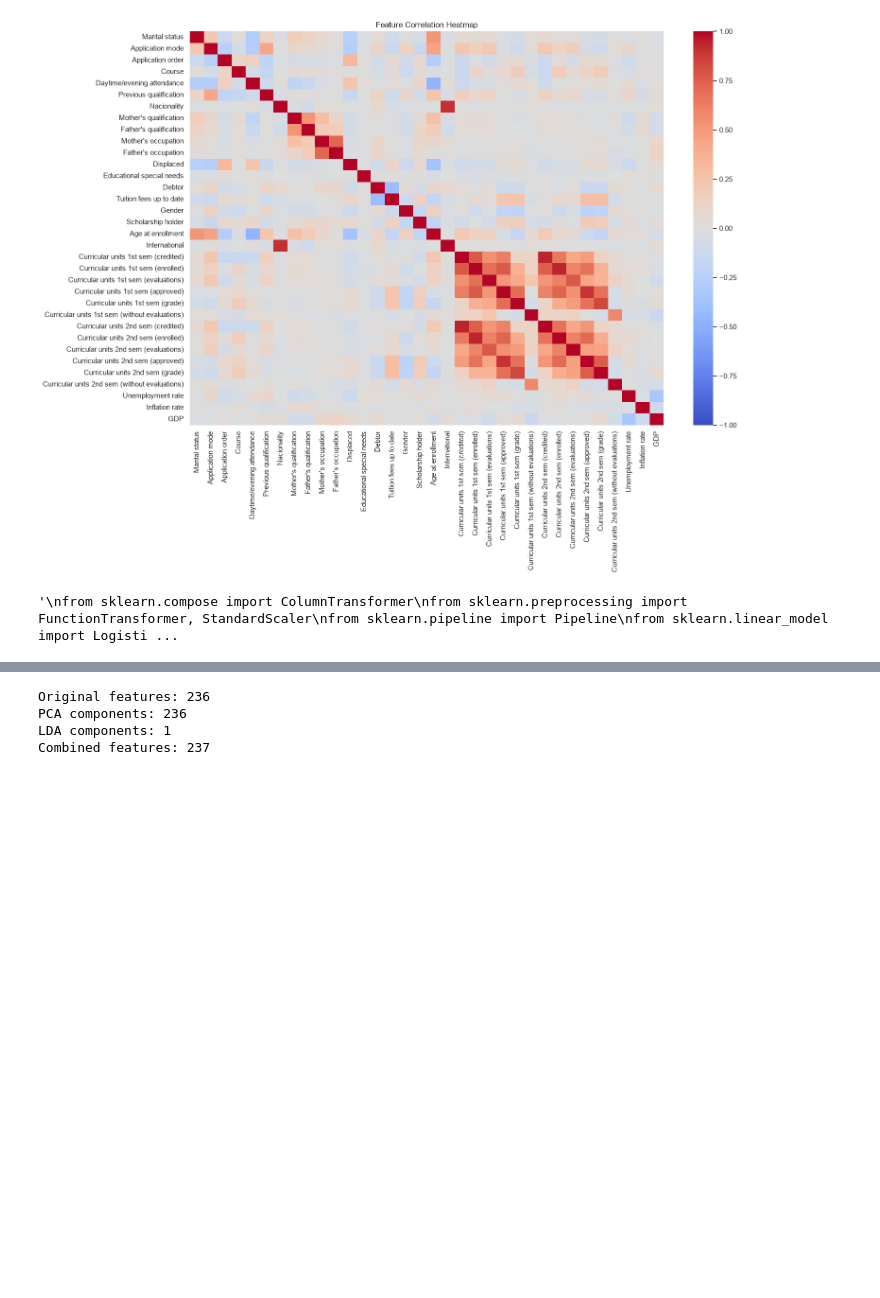
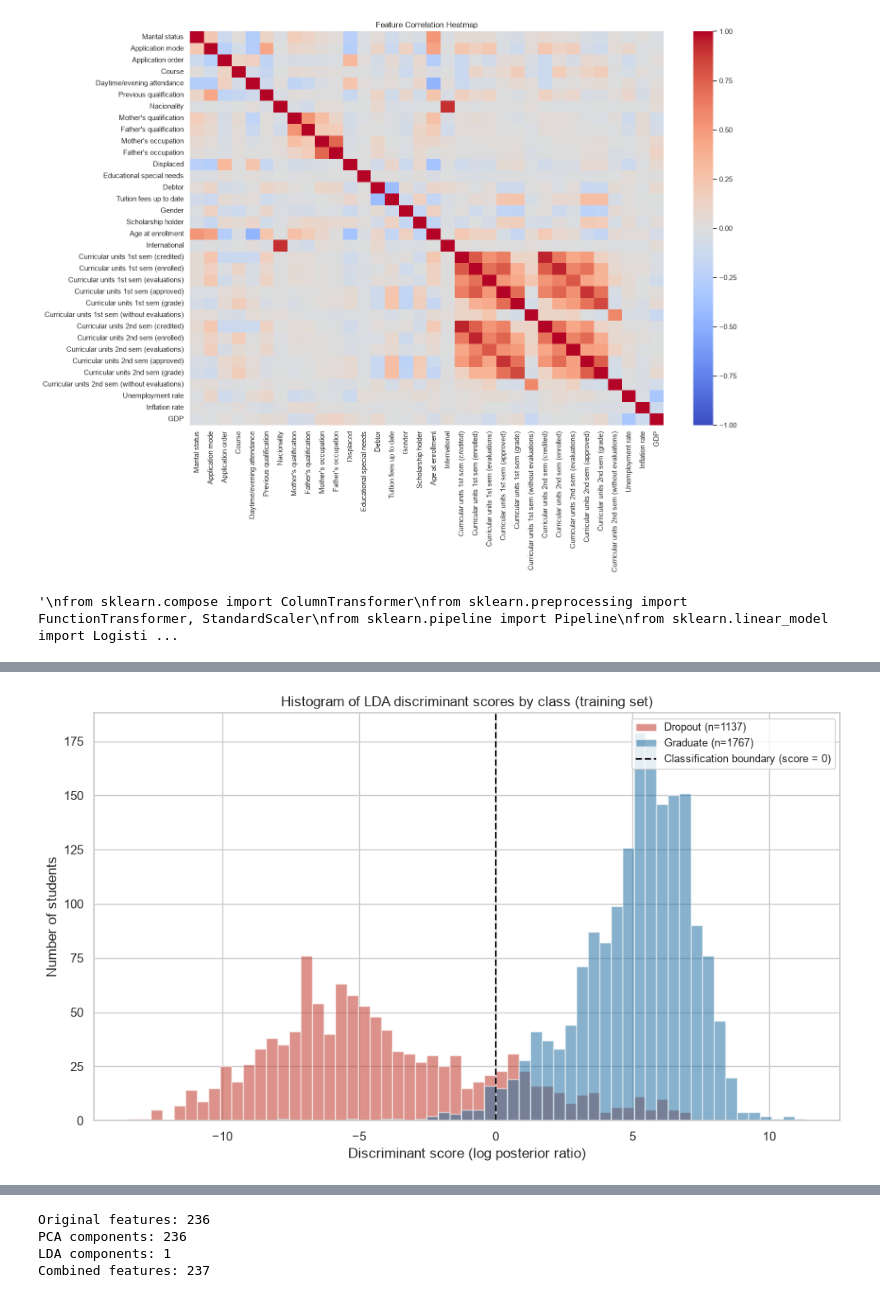
Before and after one commit to FredrikNymoen/IT3212, a Jupyter notebook: notebooks/assignment3/help_dropouts.ipynb, the cells around one changed output, grey strips where cells are left out. Drawn from its saved outputs; the diff is of its cells as text; code cells hidden in the pictures; blank space fills up the shorter version.

```diff
--- a/notebooks/assignment3/help_dropouts.ipynb
+++ b/notebooks/assignment3/help_dropouts.ipynb
@@ -247,0 +303,25 @@ X_test_lda = lda.transform(X_test_std)
+# %%
+# Signed discriminant scores (log posterior ratio); sign = predicted class
+disc_scores = lda.decision_function(X_train_std)
+
+plt.figure(figsize=(10, 6))
+
+bins = np.linspace(disc_scores.min(), disc_scores.max(), 60)
+for label, color in CLASS_COLORS.items():
+    plt.hist(
+        disc_scores[y_arr == label], bins=bins, color=color, alpha=0.55,
+        label=f"{CLASS_NAMES[label]} (n={int((y_arr == label).sum())})",
+    )
+
+plt.axvline(
+    0, color="k", linestyle="--", linewidth=1.5,
+    label="Classification boundary (score = 0)",
+)
+plt.xlabel("Discriminant score (log posterior ratio)")
+plt.ylabel("Number of students")
+plt.title("Histogram of LDA discriminant scores by class (training set)")
+plt.legend(loc="upper right", fontsize=9)
+plt.tight_layout()
+plt.show()
+# %% [output]
+[figure, added]
```
Also changed, not shown: parts of 4 cells of this notebook.
